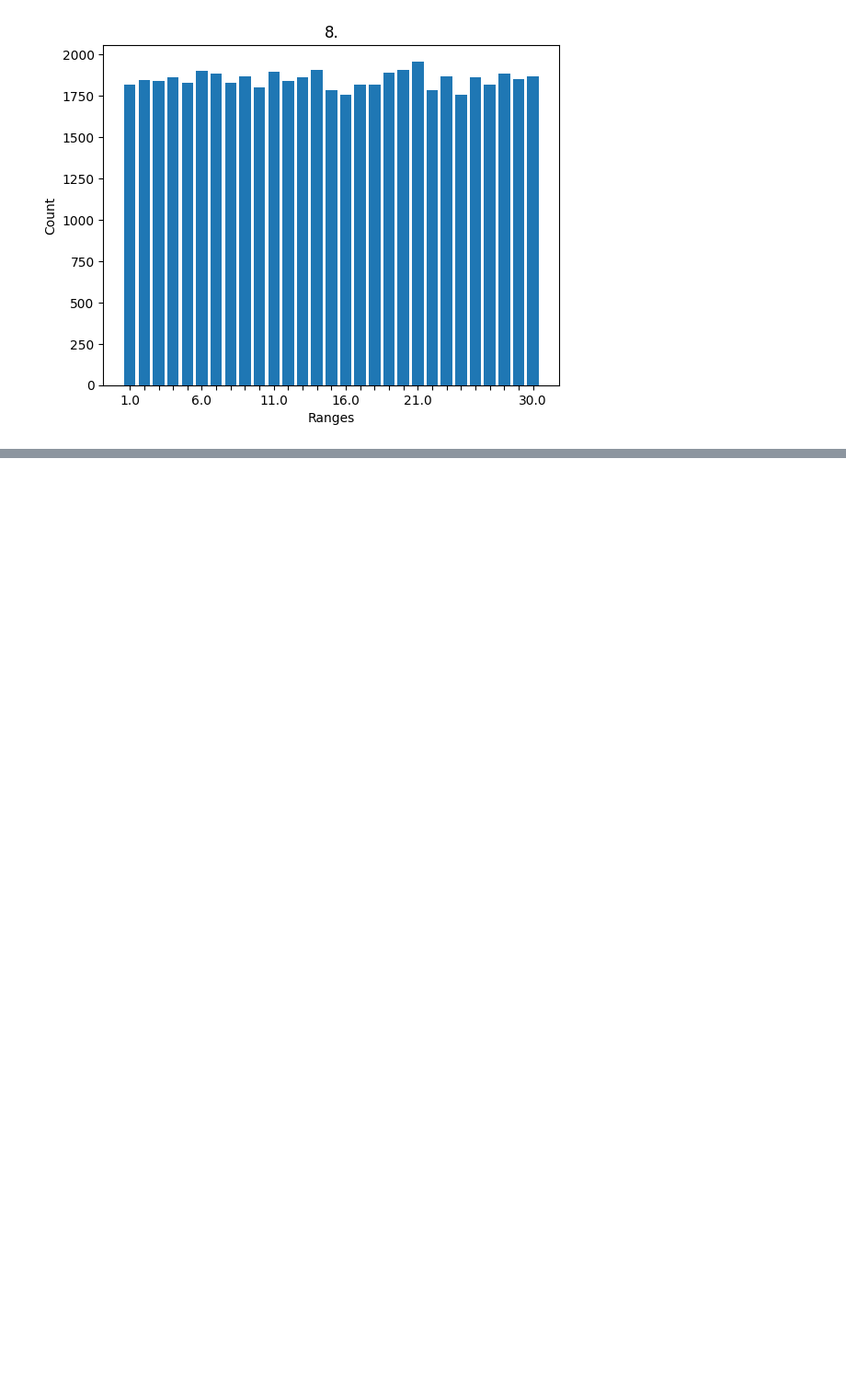
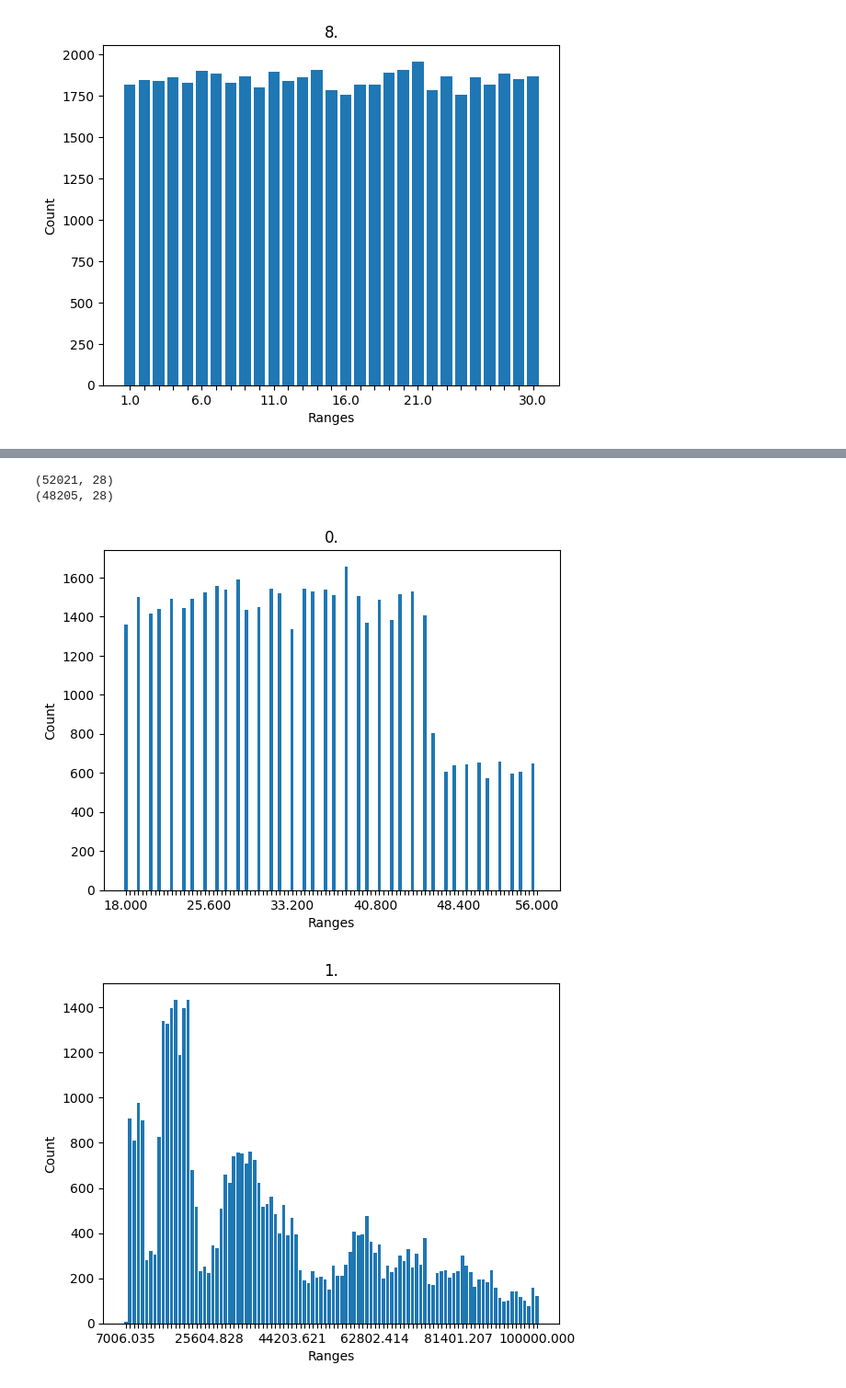
Before and after one commit to VisteK528/UMA, a Jupyter notebook: experiments/about_data.ipynb, the cells around one changed output, grey strips where cells are left out. Shown at 92% size. Saved outputs shown, nothing was run; the diff lists cells and outputs as text; code cells hidden in the pictures; blank space fills up the shorter version.

Commit message:
credit score done, csv're in the making

```diff
--- a/experiments/about_data.ipynb
+++ b/experiments/about_data.ipynb
@@ -289,0 +316,18 @@ show_healthcare_data_scattering(29)
+# %%
+d = np.array(data1[:, 4])
+for dd in np.unique(d):
+    if dd[-1] == "_":
+        d[d==dd] = dd[:-1]
+for dd in np.unique(d):
+        d[d==dd] = int(dd)
+data1[:,4] = np.array(d)
+rows_to_delete = np.where(data1[:, 4] > 70)[0]  # Get indices of rows to delete
+data_deleted = np.delete(data1, rows_to_delete, axis=0)
+rows_to_delete = np.where(data_deleted[:, 4] < 18)[0]
+data_deleted1 = np.delete(data_deleted, rows_to_delete, axis=0)
+data1 = data_deleted1
+print(data_deleted.shape)
+print(data_deleted1.shape)
+# %% [output]
+(52021, 28)
+(48205, 28)
@@ -289,0 +423,30 @@ show_healthcare_data_scattering(29)
+# %%
+def show_credit_score_data_scattering(number_of_sections):
+    for i in range(X2.shape[1]):
+        [mini, maxi] = min(X2[:,i]), max(X2[:,i])
+        labels = []
+        values = []
+        step = (maxi - mini) / number_of_sections
+        for k in range(number_of_sections):
+            labels.append(f"{(mini+k*step):.3f}")
+            values.append(sum(1 for x in X2[:,i] if x <= mini+k*step))
+        # print(values)
+        for j in range(len(values)-1):
+            values[len(values)-1-j] = values[len(values)-1-j] - values[len(values)-2-j]
+        # print(labels)
+        # print(values)
+        label_step = len(labels)//5
+        act_labels = [" "*t for t in range(len(labels))]
+        for t in range(5):
+            act_labels[t*label_step] = labels[t*label_step]
+        act_labels[-1] = f"{maxi:.3f}"
+        plt.bar(act_labels, values)
+        plt.title(f'{i}.')
+        plt.xlabel('Ranges')
+        plt.ylabel('Count')
+        plt.show()
+# %%
+show_credit_score_data_scattering(100)
+# %% [output]
+[figure, added]
+[figure, added]
```
Also changed, not shown: parts of 5 cells of this notebook.
